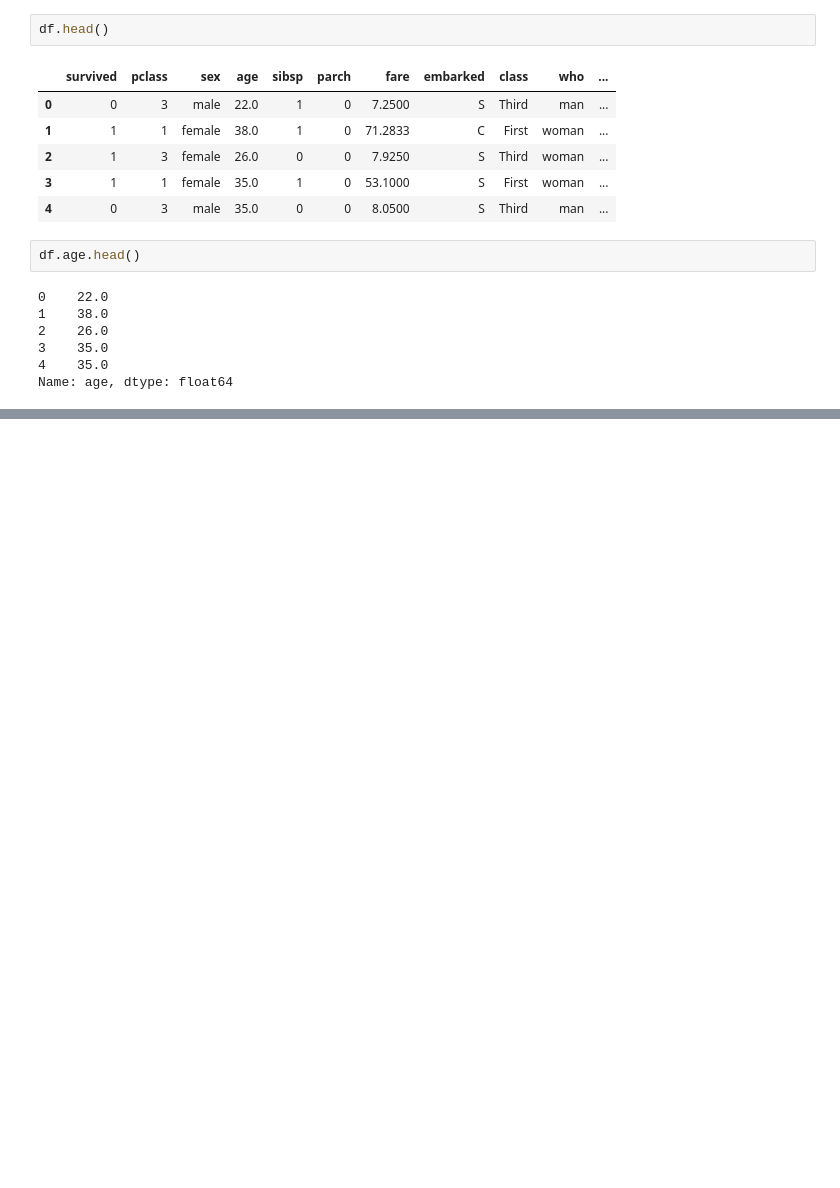
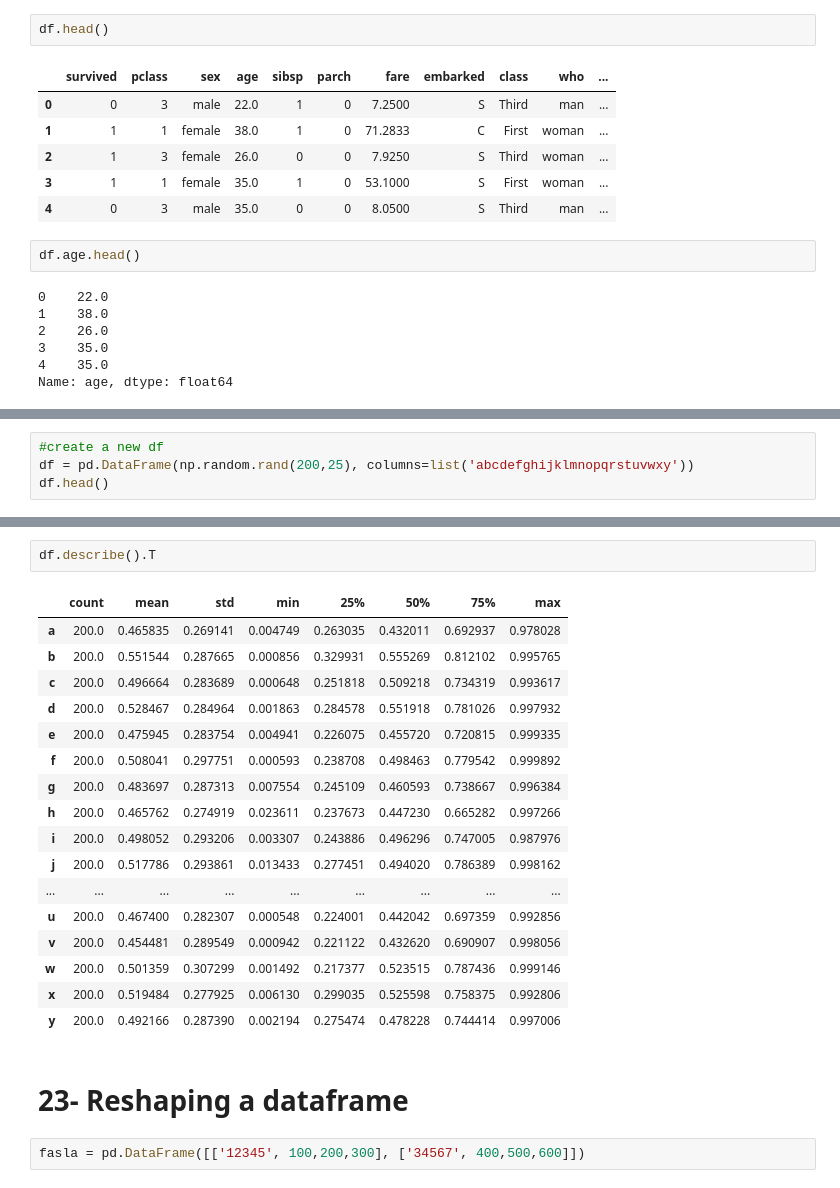
Before and after one commit to xaqibshah/DataScienceLearning, a Jupyter notebook: Python_Ka_Chilla/pandas/02b_panda_tip_and_tricks.ipynb, the cells around one changed output, grey strips where cells are left out. Saved outputs shown, nothing was run; the diff lists cells and outputs as text; blank space fills up the shorter version.

```diff
--- a/Python_Ka_Chilla/pandas/02b_panda_tip_and_tricks.ipynb
+++ b/Python_Ka_Chilla/pandas/02b_panda_tip_and_tricks.ipynb
@@ -246,0 +294,4 @@ SyntaxError: invalid syntax (225948066.py, line 2)
+# %%
+#create a new df
+df = pd.DataFrame(np.random.rand(200,25), columns=list('abcdefghijklmnopqrstuvwxy'))
+df.head()
@@ -246,0 +327,24 @@ SyntaxError: invalid syntax (225948066.py, line 2)
+# %%
+df.describe().T
+# %% [output]
+|  | count | mean | std | min | 25% | 50% | 75% | max |
+| a | 200.0 | 0.465835 | 0.269141 | 0.004749 | 0.263035 | 0.432011 | 0.692937 | 0.978028 |
+| b | 200.0 | 0.551544 | 0.287665 | 0.000856 | 0.329931 | 0.555269 | 0.812102 | 0.995765 |
+| c | 200.0 | 0.496664 | 0.283689 | 0.000648 | 0.251818 | 0.509218 | 0.734319 | 0.993617 |
+| d | 200.0 | 0.528467 | 0.284964 | 0.001863 | 0.284578 | 0.551918 | 0.781026 | 0.997932 |
+| e | 200.0 | 0.475945 | 0.283754 | 0.004941 | 0.226075 | 0.455720 | 0.720815 | 0.999335 |
+| f | 200.0 | 0.508041 | 0.297751 | 0.000593 | 0.238708 | 0.498463 | 0.779542 | 0.999892 |
+| g | 200.0 | 0.483697 | 0.287313 | 0.007554 | 0.245109 | 0.460593 | 0.738667 | 0.996384 |
+| h | 200.0 | 0.465762 | 0.274919 | 0.023611 | 0.237673 | 0.447230 | 0.665282 | 0.997266 |
+| i | 200.0 | 0.498052 | 0.293206 | 0.003307 | 0.243886 | 0.496296 | 0.747005 | 0.987976 |
+| j | 200.0 | 0.517786 | 0.293861 | 0.013433 | 0.277451 | 0.494020 | 0.786389 | 0.998162 |
+| ... | ... | ... | ... | ... | ... | ... | ... | ... |
+| u | 200.0 | 0.467400 | 0.282307 | 0.000548 | 0.224001 | 0.442042 | 0.697359 | 0.992856 |
+| v | 200.0 | 0.454481 | 0.289549 | 0.000942 | 0.221122 | 0.432620 | 0.690907 | 0.998056 |
+| w | 200.0 | 0.501359 | 0.307299 | 0.001492 | 0.217377 | 0.523515 | 0.787436 | 0.999146 |
+| x | 200.0 | 0.519484 | 0.277925 | 0.006130 | 0.299035 | 0.525598 | 0.758375 | 0.992806 |
+| y | 200.0 | 0.492166 | 0.287390 | 0.002194 | 0.275474 | 0.478228 | 0.744414 | 0.997006 |
+# %% [markdown]
+# 23- Reshaping a dataframe
+# %%
+fasla = pd.DataFrame([['12345', 100,200,300], ['34567', 400,500,600]])
```
Also changed, not shown: parts of 9 cells of this notebook.
